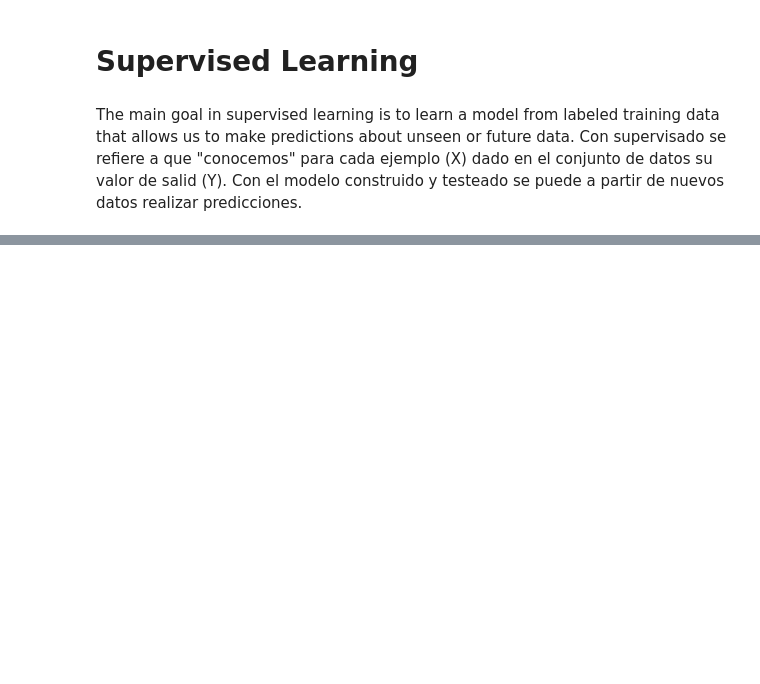
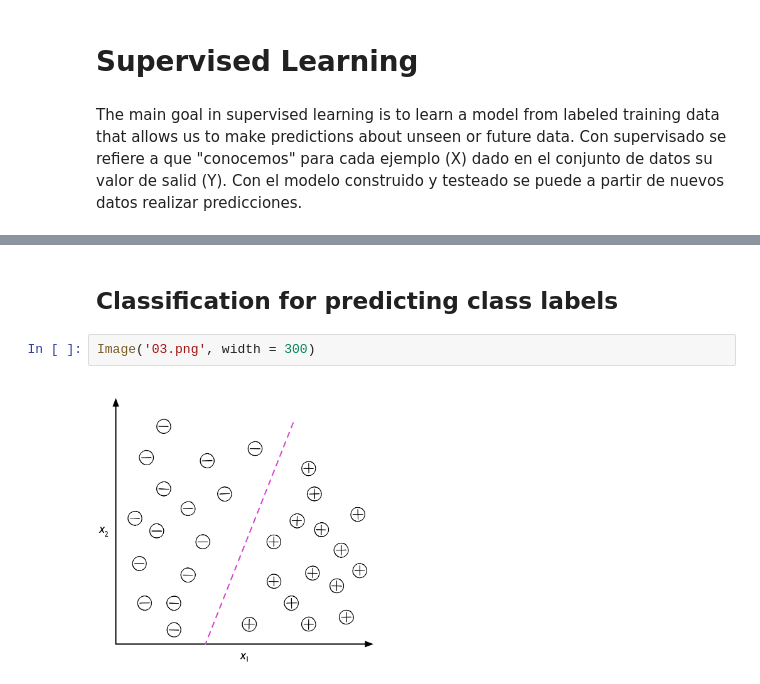
Before and after one commit to apachon/python-machine-learning-book-3rd-edition, a Jupyter notebook: ch01.ipynb, the cells around one changed output, grey strips where cells are left out. Drawn from its saved outputs; the diff is of its cells as text; blank space fills up the shorter version.

```diff
--- a/ch01.ipynb
+++ b/ch01.ipynb
@@ -14,0 +25,6 @@ Con el modelo construido y testeado se puede a partir de nuevos datos realizar p
+# %% [markdown]
+## Classification for predicting class labels
+# %%
+Image('03.png', width = 300)
+# %% [output]
+[figure, added]
```
Also changed, not shown: parts of 11 cells of this notebook.
